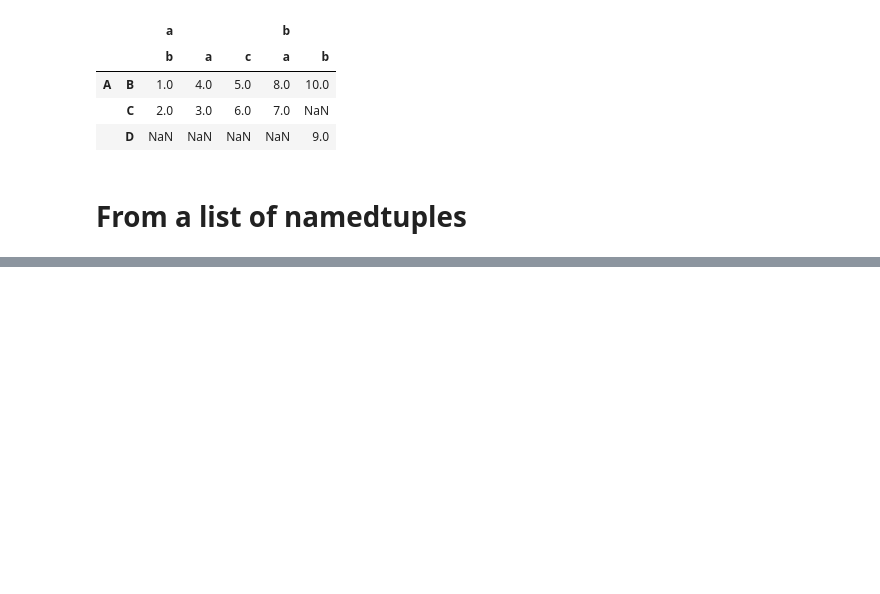
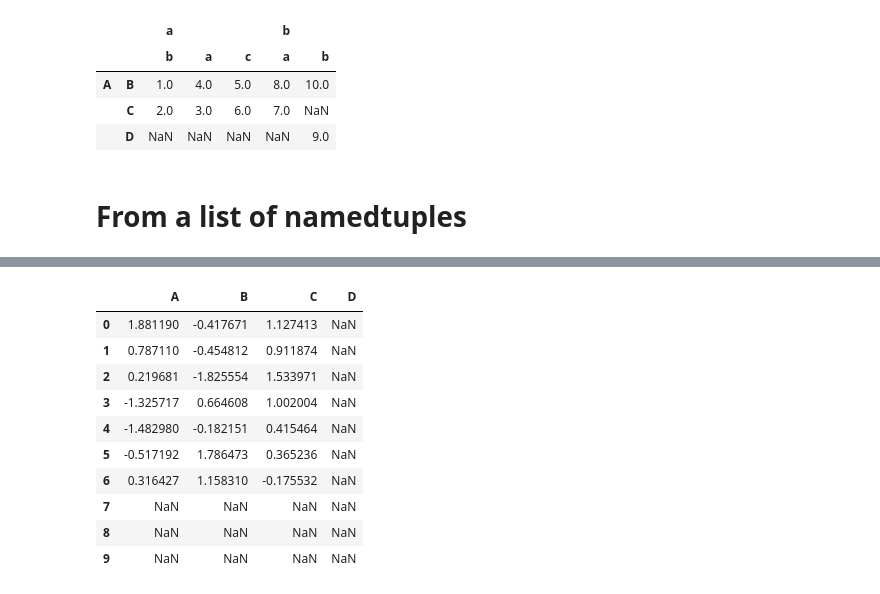
Before and after one commit to Danhuangstats/PandasLearning, a Jupyter notebook: Intro to data structures.ipynb, the cells around one changed output, grey strips where cells are left out. Cells and saved outputs as stored; diff of their text form; code cells hidden in the pictures; blank space fills up the shorter version.

```diff
--- a/Intro to data structures.ipynb
+++ b/Intro to data structures.ipynb
@@ -278,0 +505,18 @@ pd.DataFrame([Point(0,0)])
+# %%
+df=pd.DataFrame(np.random.randn(10,4),columns=['A','B','C','D'])
+# %%
+df2=pd.DataFrame(np.random.randn(7,3),columns=['A','B','C'])
+# %%
+df+df2
+# %% [output]
+|  | A | B | C | D |
+| 0 | 1.881190 | -0.417671 | 1.127413 | NaN |
+| 1 | 0.787110 | -0.454812 | 0.911874 | NaN |
+| 2 | 0.219681 | -1.825554 | 1.533971 | NaN |
+| 3 | -1.325717 | 0.664608 | 1.002004 | NaN |
+| 4 | -1.482980 | -0.182151 | 0.415464 | NaN |
+| 5 | -0.517192 | 1.786473 | 0.365236 | NaN |
+| 6 | 0.316427 | 1.158310 | -0.175532 | NaN |
+| 7 | NaN | NaN | NaN | NaN |
+| 8 | NaN | NaN | NaN | NaN |
+| 9 | NaN | NaN | NaN | NaN |
```
Also changed, not shown: parts of 66 cells of this notebook.
